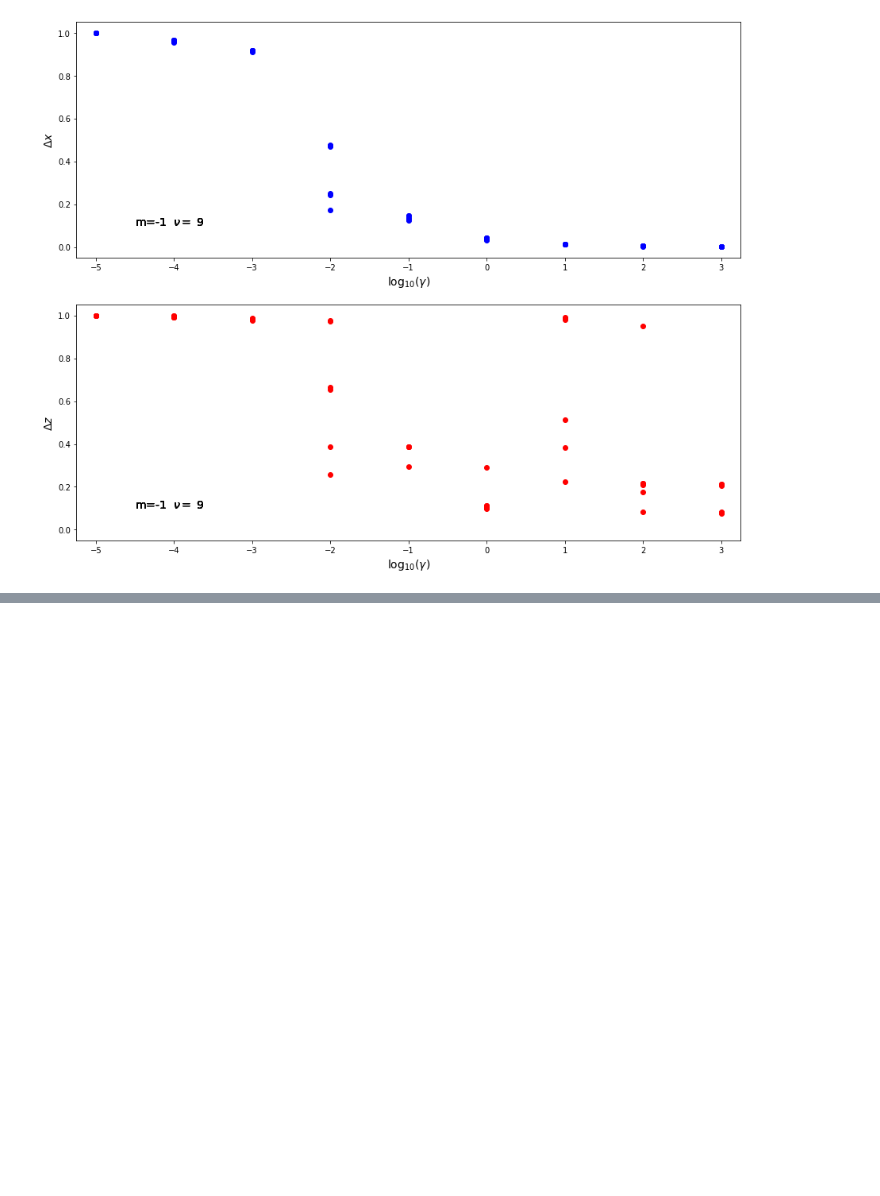
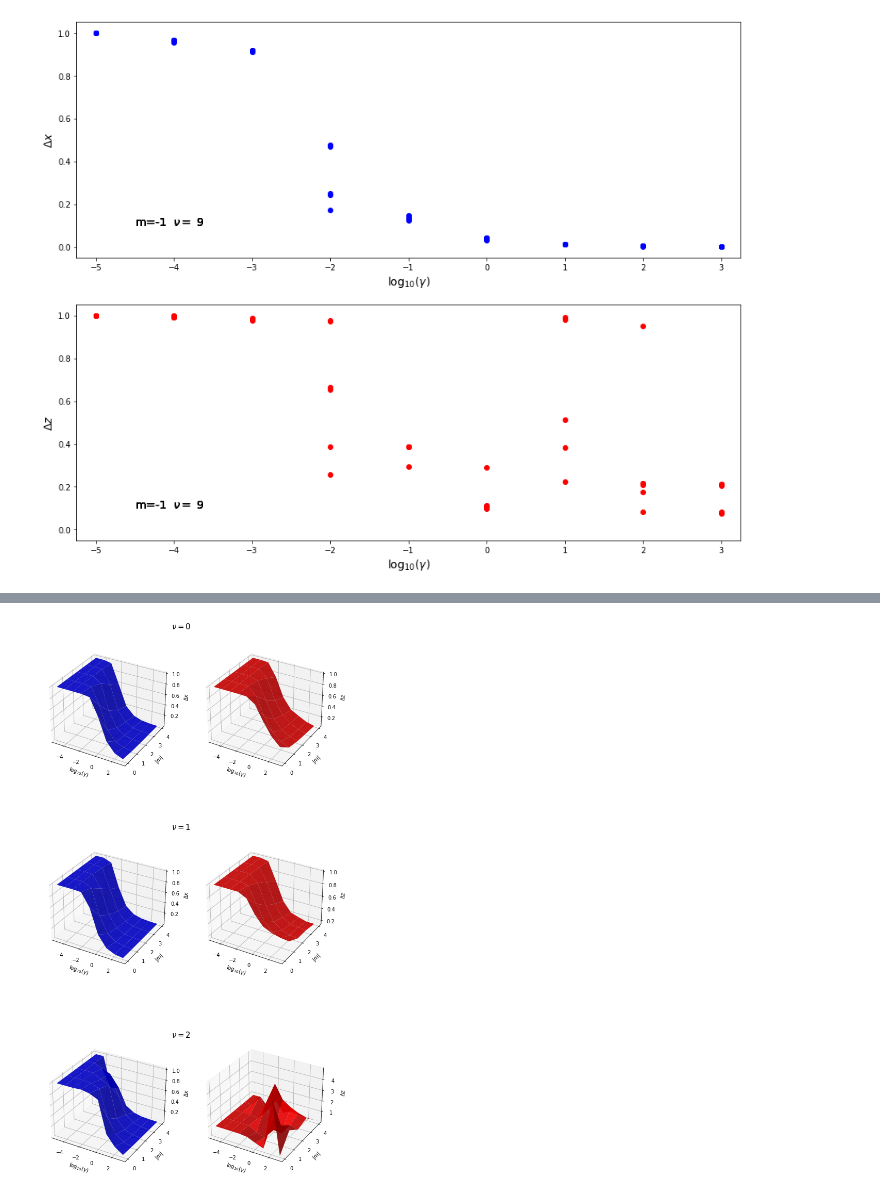
Before and after one commit to Mative3/Task_AstroE2022, a Jupyter notebook: Astro.ipynb, the cells around one changed output, grey strips where cells are left out. Drawn from its saved outputs; the diff is of its cells as text; code cells hidden in the pictures; blank space fills up the shorter version.

```diff
--- a/Astro.ipynb
+++ b/Astro.ipynb
@@ -243,0 +355,57 @@ for i in range(6):
+# %%
+# Primero escribo las variables independientes y hago un meshgrid
+
+lgamma=np.array([-5,-4,-3,-2,-1,0,1,2,3]);
+
+m=np.array([0,1,2,3,4]);
+
+X,Y=np.meshgrid(lgamma,m);
+
+# Ahora cargo las figuras sobre las qe voy a graficar
+
+fig=plt.figure(figsize=(10,20));
+
+# Ahora leo los archivos con los tamaños efectivos
+
+ref=0;
+
+for i in range(3):
+
+    ref=ref+2;
+
+    dx=np.ones((5,9));
+    dz=np.ones((5,9));
+
+    for j in range(5):
+
+        fname='m'+str(j)+'_ny'+str(i)+'.dat';
+
+        name=Path('Datos',fname);
+
+        A=np.loadtxt(name);
+
+        dx[j,:]=A[:,12];
+        dz[j,:]=A[:,13];
+
+    ax=fig.add_subplot(3,2,ref-1,projection='3d');
+
+    ax.plot_surface(X,Y,dx,color='b',alpha=0.9);
+    ax.set_yticks([0,1,2,3,4]);
+    ax.set_xlabel('$\log_{10}(\gamma)$')
+    ax.set_ylabel('$|m|$')
+    ax.set_zlabel('$\Delta x$')
+
+
+    ax=fig.add_subplot(3,2,ref,projection='3d');
+
+    ax.plot_surface(X,Y,dz,color='r',alpha=0.9);
+    ax.set_yticks([0,1,2,3,4]);
+    ax.set_xlabel('$\log_{10}(\gamma)$')
+    ax.set_ylabel('$|m|$')
+    ax.set_zlabel('$\Delta z$')
+
+plt.figtext(0.5,0.88,'$\\nu=0$', va="center", ha="center", size=15);
+plt.figtext(0.5,0.61,'$\\nu=1$', va="center", ha="center", size=15);
+plt.figtext(0.5,0.33,'$\\nu=2$', va="center", ha="center", size=15);
+# %% [output]
+[figure, added]
```
Also changed, not shown: parts of 4 cells of this notebook, 24 other files.
